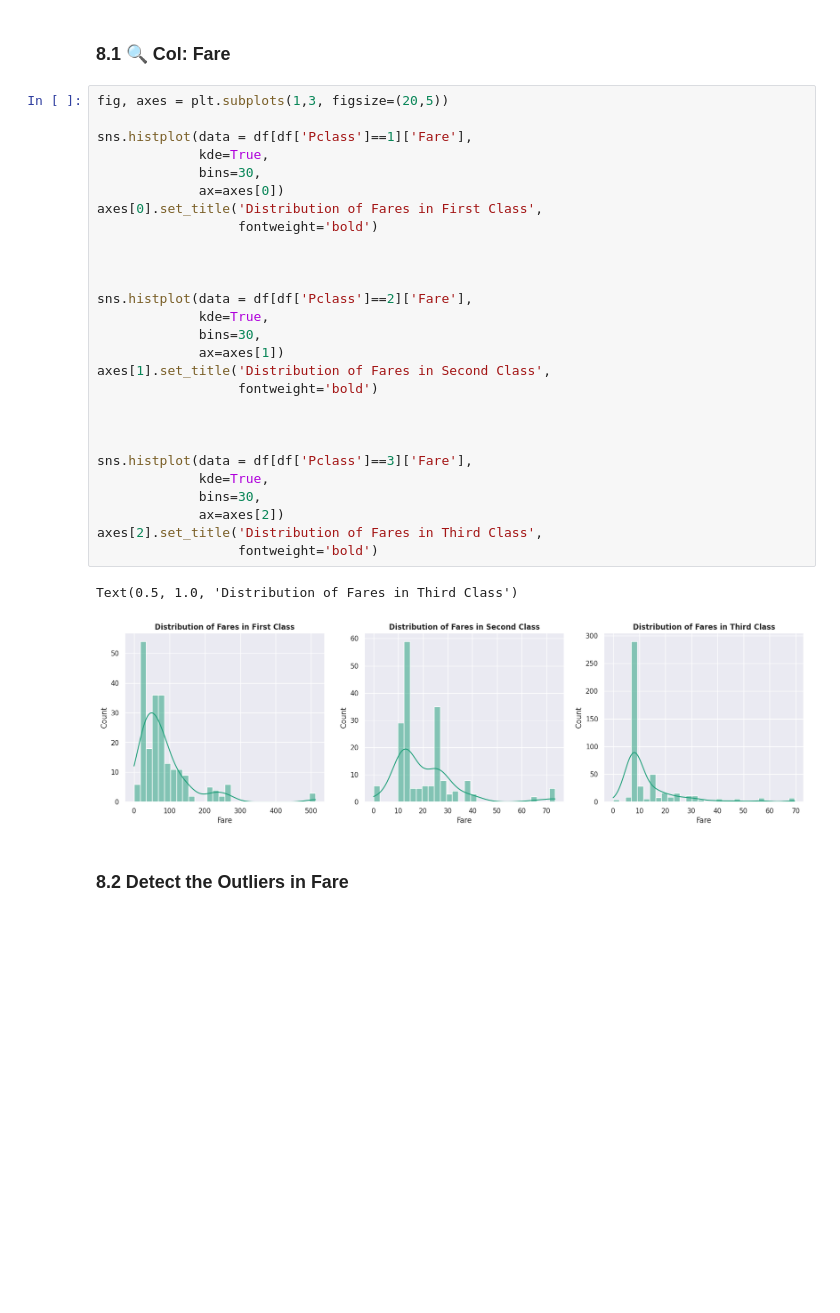
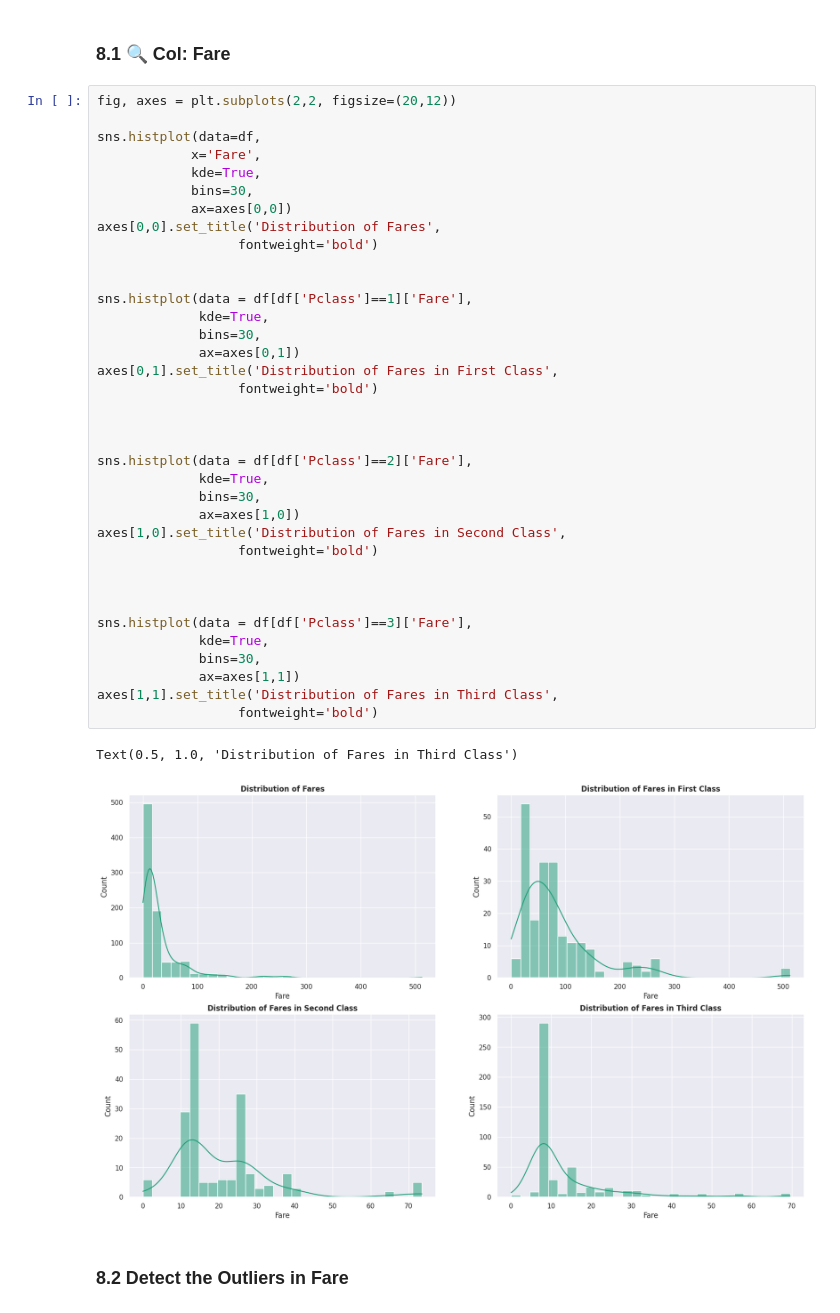
Before and after one commit to yigaai/Storytelling_with_Data, a Jupyter notebook: titanic-survival-prediction.ipynb, the cells around one changed output. Saved outputs shown, nothing was run; the diff lists cells and outputs as text; blank space fills up the shorter version.

Commit message:
Kaggle Notebook | Reconstructing Survival Portraits through Data  | Titanic_Survival_Prediction

```diff
--- a/titanic-survival-prediction.ipynb
+++ b/titanic-survival-prediction.ipynb
@@ -472,35 +472,44 @@ df = pd.concat([df, embark], axis=1)
 # %% [markdown]
 ### 8.1 🔍 **Col: Fare**
 # %%
-fig, axes = plt.subplots(1,3, figsize=(20,5))
+fig, axes = plt.subplots(2,2, figsize=(20,12))
+
+sns.histplot(data=df,
+            x='Fare',
+            kde=True,
+            bins=30,
+            ax=axes[0,0])
+axes[0,0].set_title('Distribution of Fares',
+                  fontweight='bold')
+
 
 sns.histplot(data = df[df['Pclass']==1]['Fare'],
              kde=True,
              bins=30,
-             ax=axes[0])
-axes[0].set_title('Distribution of Fares in First Class',
+             ax=axes[0,1])
+axes[0,1].set_title('Distribution of Fares in First Class',
                   fontweight='bold')
 
 
 
 sns.histplot(data = df[df['Pclass']==2]['Fare'],
              kde=True,
              bins=30,
-             ax=axes[1])
-axes[1].set_title('Distribution of Fares in Second Class',
+             ax=axes[1,0])
+axes[1,0].set_title('Distribution of Fares in Second Class',
                   fontweight='bold')
 
 
 
 sns.histplot(data = df[df['Pclass']==3]['Fare'],
              kde=True,
              bins=30,
-             ax=axes[2])
-axes[2].set_title('Distribution of Fares in Third Class',
+             ax=axes[1,1])
+axes[1,1].set_title('Distribution of Fares in Third Class',
                   fontweight='bold')
 # %% [output]
 Text(0.5, 1.0, 'Distribution of Fares in Third Class')
-[figure, old version]
+[figure, new version]
 # %% [markdown]
 ### **8.2 Detect the Outliers in Fare**
 # %%
```
Also changed, not shown: parts of 6 cells of this notebook.
